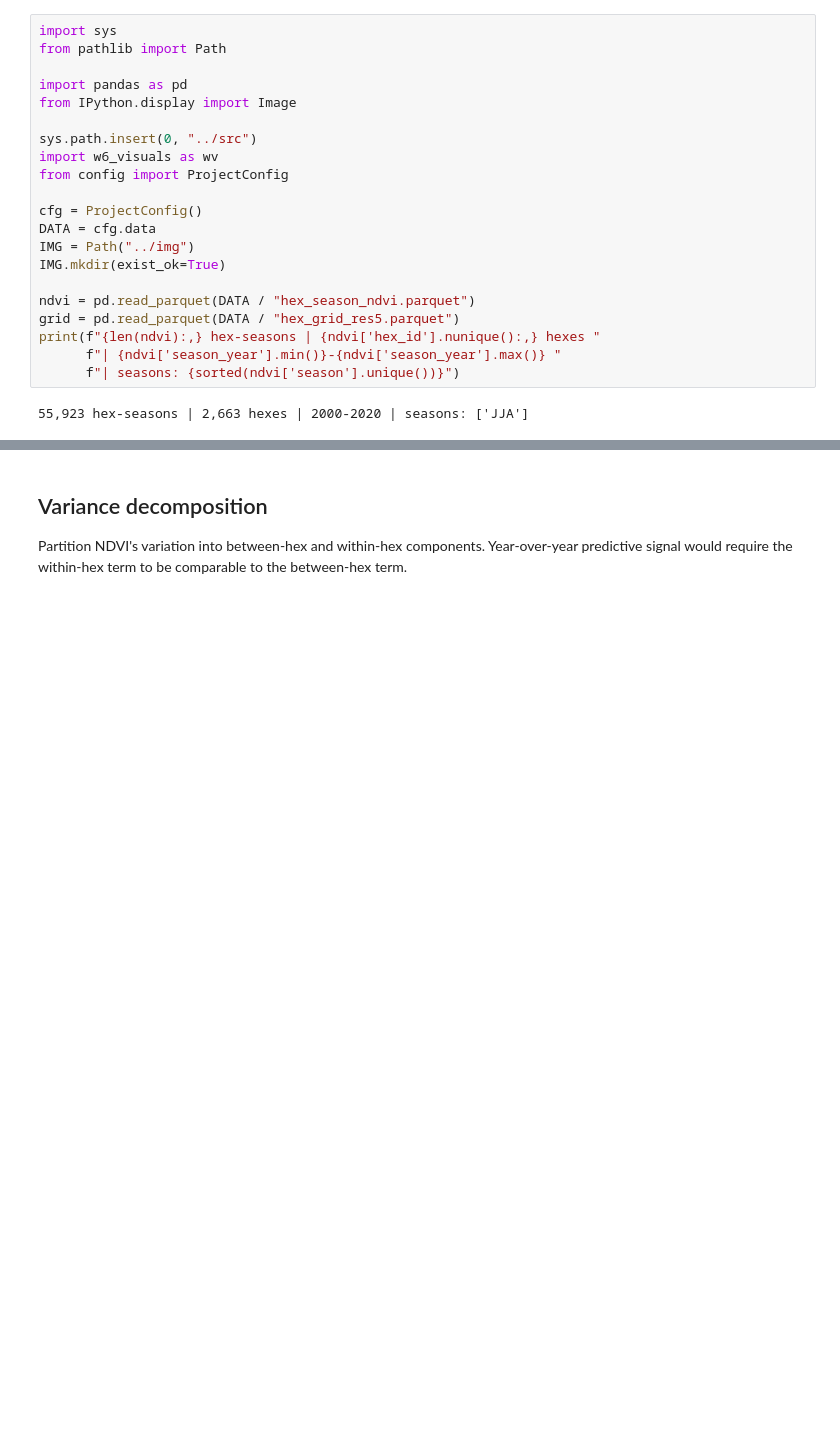
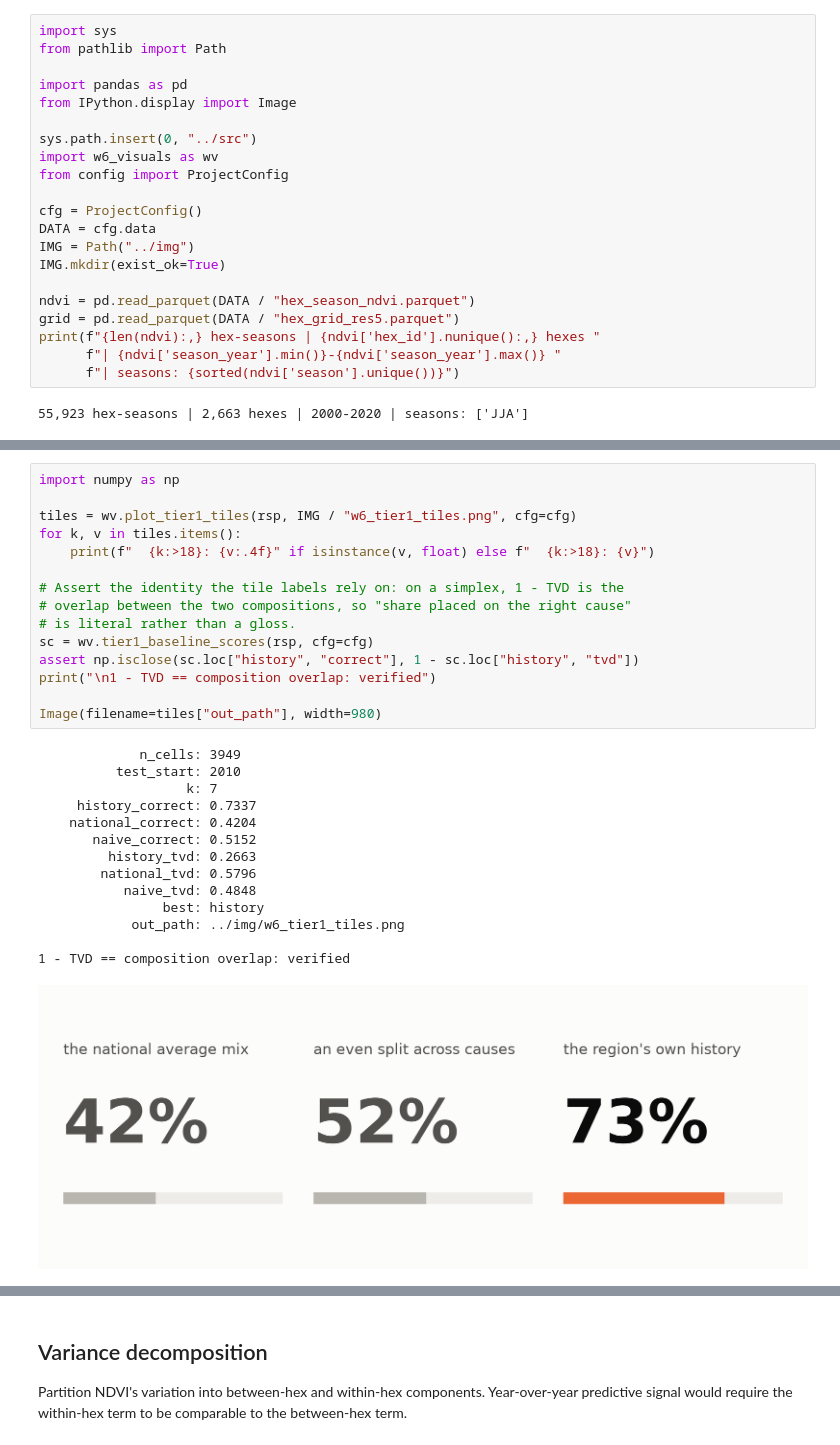
Before and after one commit to craig-rudman/MSDS696, a Jupyter notebook: notebook/15_w6_visuals.ipynb, the cells around one changed output, grey strips where cells are left out. Cells and saved outputs as stored; diff of their text form; blank space fills up the shorter version.

```diff
--- a/notebook/15_w6_visuals.ipynb
+++ b/notebook/15_w6_visuals.ipynb
@@ -42,0 +219,30 @@ report what each increment buys.
+# %%
+import numpy as np
+
+tiles = wv.plot_tier1_tiles(rsp, IMG / "w6_tier1_tiles.png", cfg=cfg)
+for k, v in tiles.items():
+    print(f"  {k:>18}: {v:.4f}" if isinstance(v, float) else f"  {k:>18}: {v}")
+
+# Assert the identity the tile labels rely on: on a simplex, 1 - TVD is the
+# overlap between the two compositions, so "share placed on the right cause"
+# is literal rather than a gloss.
+sc = wv.tier1_baseline_scores(rsp, cfg=cfg)
+assert np.isclose(sc.loc["history", "correct"], 1 - sc.loc["history", "tvd"])
+print("\n1 - TVD == composition overlap: verified")
+
+Image(filename=tiles["out_path"], width=980)
+# %% [output]
+             n_cells: 3949
+          test_start: 2010
+                   k: 7
+     history_correct: 0.7337
+    national_correct: 0.4204
+       naive_correct: 0.5152
+         history_tvd: 0.2663
+        national_tvd: 0.5796
+           naive_tvd: 0.4848
+                best: history
+            out_path: ../img/w6_tier1_tiles.png
+
+1 - TVD == composition overlap: verified
+[figure, added]
```
Also changed, not shown: parts of 69 cells of this notebook, 29 other files.
